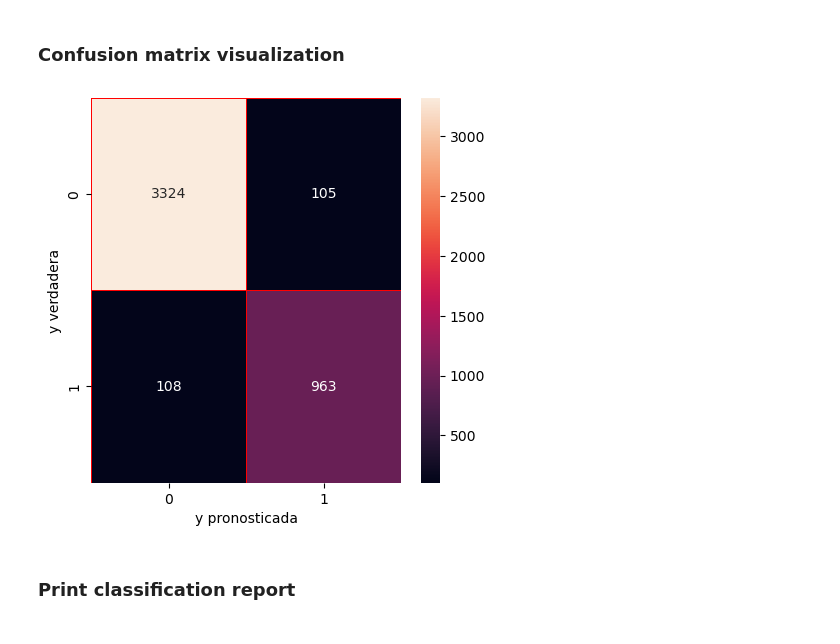
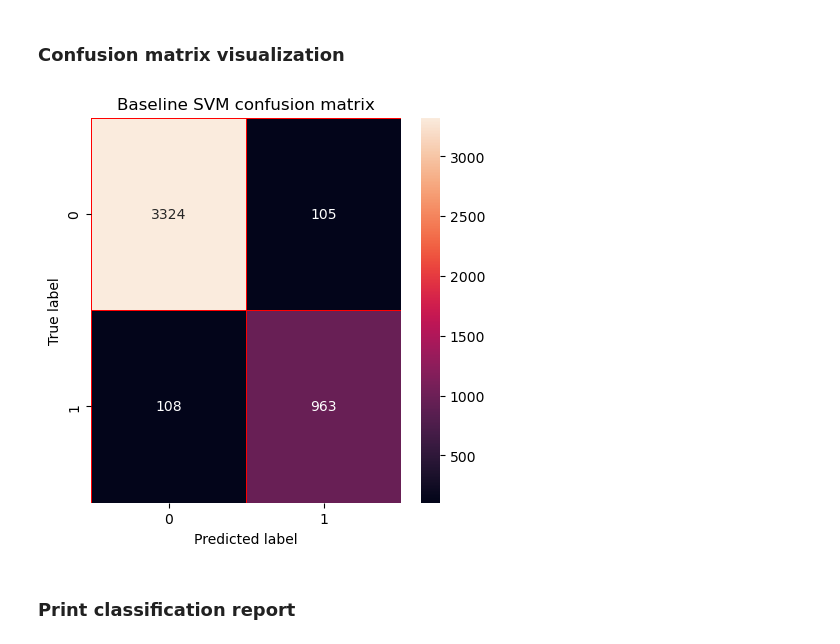
Before and after one commit to hiram21/employee-attrition-svm, a Jupyter notebook: employee_attrition_svm.ipynb, the cells around one changed output. Cells and saved outputs as stored; diff of their text form; code cells hidden in the pictures.

Commit message:
Update notebook with final visualizations

```diff
--- a/employee_attrition_svm.ipynb
+++ b/employee_attrition_svm.ipynb
@@ -194,13 +195,16 @@ array([[3324,  105],
 # %% [markdown]
 ### Confusion matrix visualization
 # %%
-f,ax = plt.subplots(figsize = (5,5))
-sns.heatmap(cm, annot = True,linewidth = 0.5,linecolor ='red',fmt = '.0f',ax = ax)
-plt.xlabel('y pronosticada')
-plt.ylabel('y verdadera')
+f, ax = plt.subplots(figsize=(5,5))
+
+sns.heatmap(cm,annot=True,linewidth=0.5,linecolor='red',fmt='.0f',ax=ax)
+plt.xlabel('Predicted label')
+plt.ylabel('True label')
+plt.title('Baseline SVM confusion matrix')
+plt.savefig('svm_baseline_confusion_matrix.png', dpi=300, bbox_inches='tight')
 plt.show()
 # %% [output]
-[figure, old version]
+[figure, new version]
 # %% [markdown]
 ### Print classification report
 # %%
```
Also changed, not shown: parts of 2 cells of this notebook.
